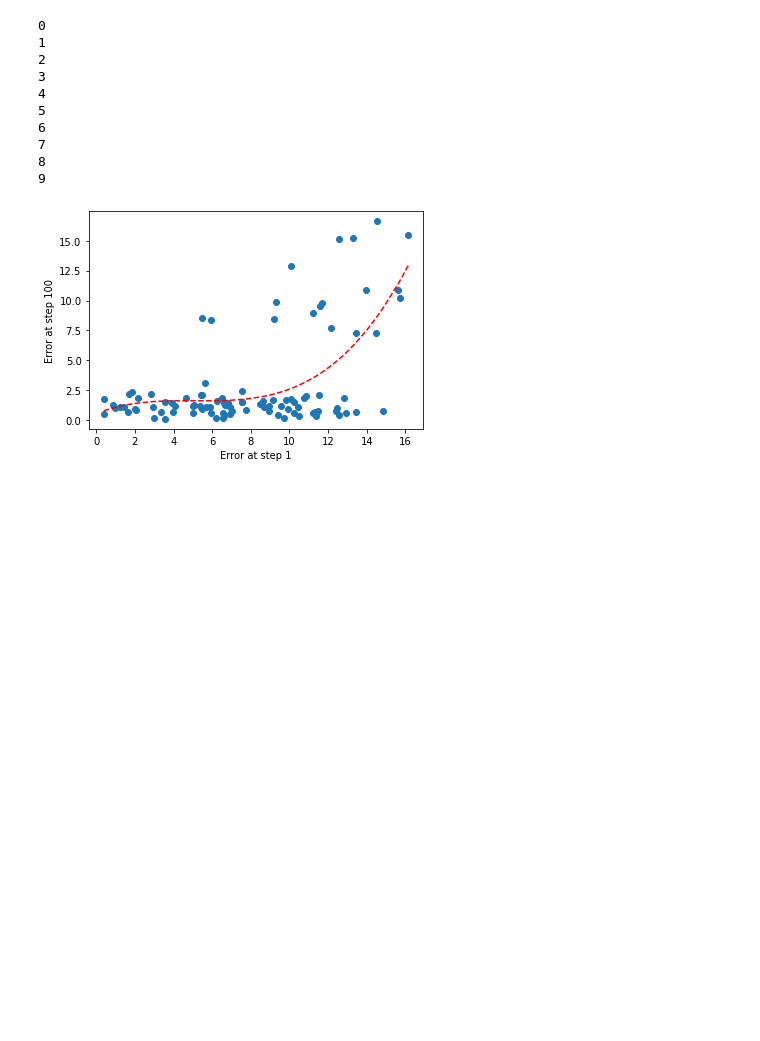
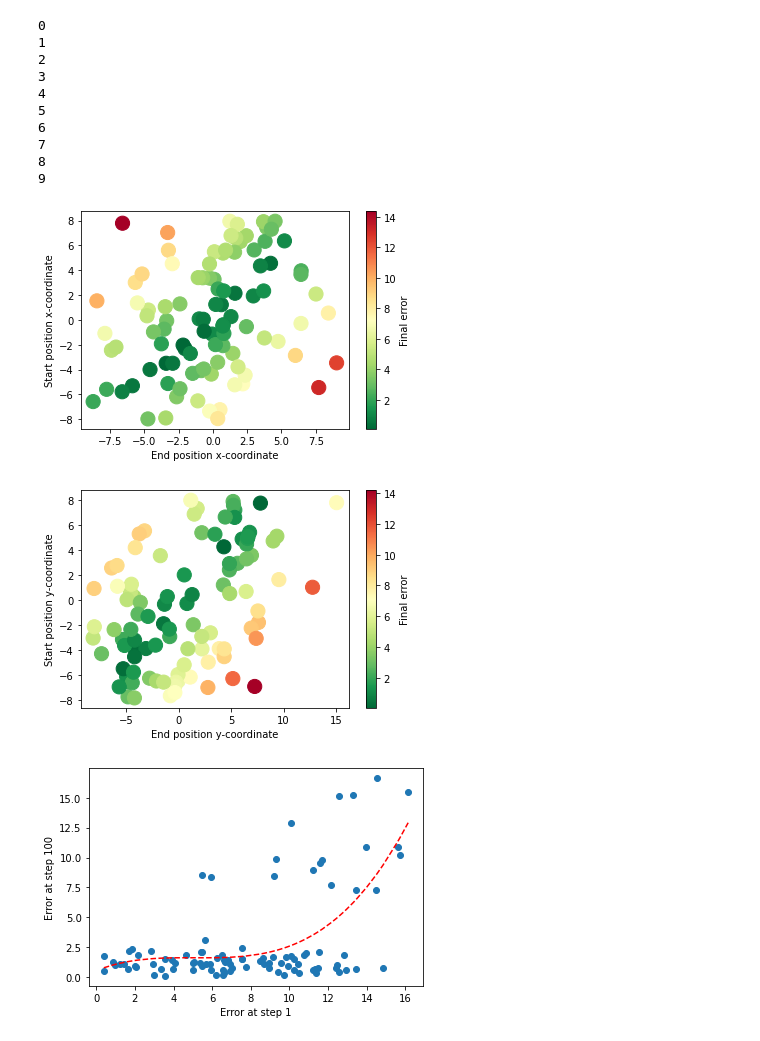
Before and after one commit to SimonWulp/ActiveInferenceRobotics, a Jupyter notebook: src/turtlebot3_gazebo/scripts/run_fep.ipynb, the cells around one changed output. Drawn from its saved outputs; the diff is of its cells as text; code cells hidden in the pictures; blank space fills up the shorter version.

```diff
--- a/src/turtlebot3_gazebo/scripts/run_fep.ipynb
+++ b/src/turtlebot3_gazebo/scripts/run_fep.ipynb
@@ -52,6 +52,9 @@ with open("/home/simon/catkin_ws/src/turtlebot3_gazebo/scripts/data/shapes_rando
 error_histories = np.empty((1, 100))
 
 dist_histories = np.empty((1,2))
+
+start_beliefs = []
+end_beliefs = []
 
 lim = 8
 
@@ -68,6 +71,8 @@ for i in range(10):
         y = np.round(np.random.uniform(-lim, lim), 3)
         start_belief_norm = norm_pose([x, y])
 
+        start_belief = [x, y]
+
 
         path = fep.run(start_belief_norm, observation, 100)
         final_belief = path[-1]
@@ -75,6 +80,11 @@ for i in range(10):
 
         path_unnorm = np.array([unnorm_pose(x) for x in path])
         true_state_unnorm = unnorm_pose(true_state)
+
+        start_beliefs.append(start_belief)
+        end_beliefs.append(final_belief_unnorm)
+
+
 
         real_dist = np.sqrt((x - true_state_unnorm[0]) ** 2 + (y - true_state_unnorm[1]) ** 2)
         end_error = np.sqrt((final_belief_unnorm[0] - true_state_unnorm[0]) ** 2 + (final_belief_unnorm[1] - true_state_unnorm[1]) ** 2)
@@ -100,6 +110,40 @@ for i in range(10):
 7
 8
 9
+# %%
+start_pose_x = [x[0] for x in start_beliefs]
+start_pose_y = [x[1] for x in start_beliefs]
+
+end_pose_x = [x[0] for x in end_beliefs]
+end_pose_y = [x[1] for x in end_beliefs]
+
+error_x = []
+
+for i, x in enumerate(start_pose_x):
+    error_x.append(abs(x - end_pose_x[i]))
+
+
+error_y = []
+
+for i, x in enumerate(start_pose_y):
+    error_y.append(abs(x - end_pose_y[i]))
+# %%
+plt.scatter(end_pose_x, start_pose_x, c=error_x, s=200, cmap='RdYlGn_r')
+cbar = plt.colorbar()
+cbar.set_label('Final error')
+plt.xlabel('End position x-coordinate')
+plt.ylabel('Start position x-coordinate')
+plt.show()
+
+plt.scatter(end_pose_y, start_pose_y, c=error_y, s=200, cmap='RdYlGn_r')
+cbar = plt.colorbar()
+cbar.set_label('Final error')
+plt.xlabel('End position y-coordinate')
+plt.ylabel('Start position y-coordinate')
+plt.show()
+# %% [output]
+[figure, added]
+[figure, added]
 # %%
 dist_histories = dist_histories[1:]
 ls_sorted = sorted(dist_histories, key=lambda x: x[0])
```
Also changed, not shown: 1 other file.
